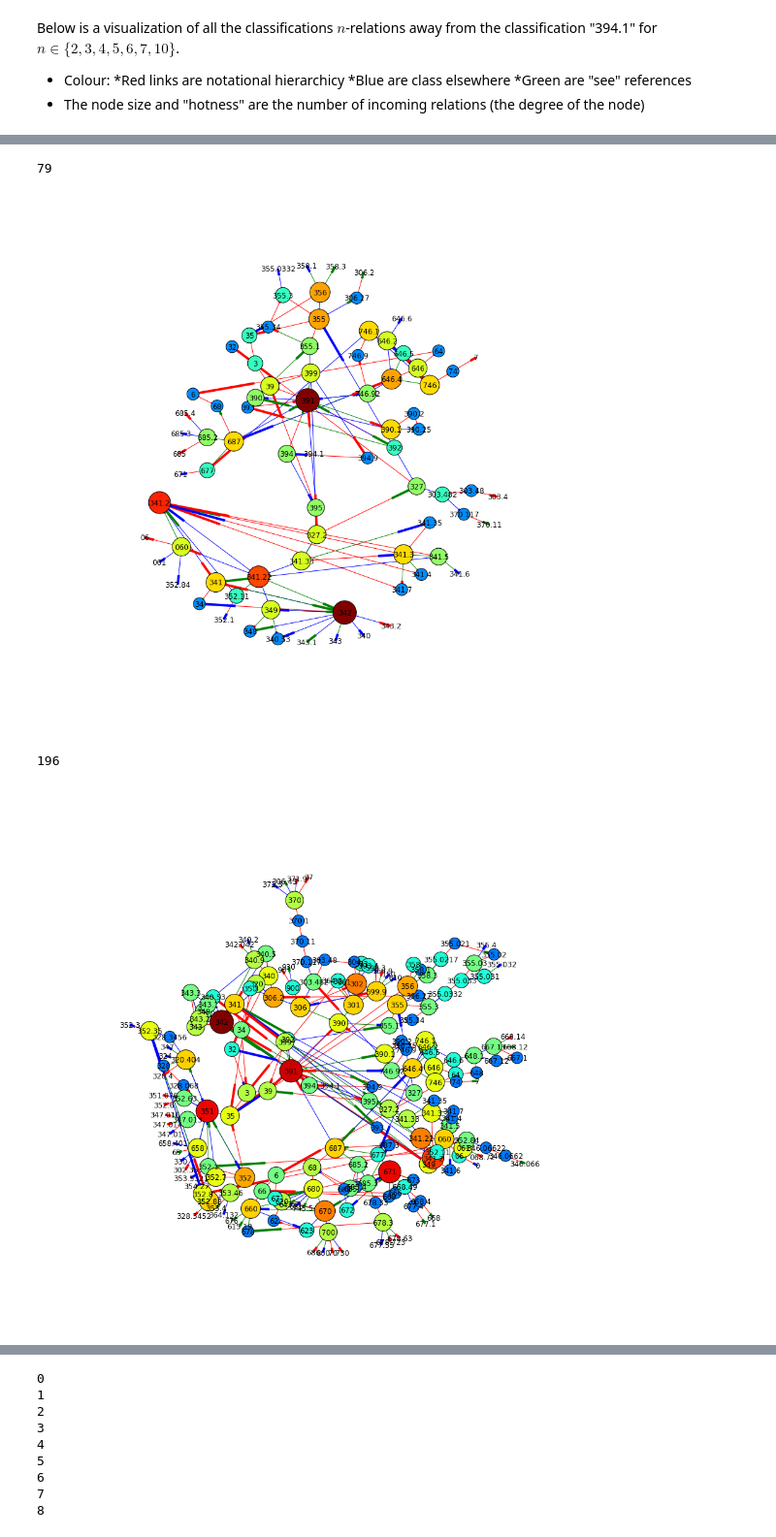
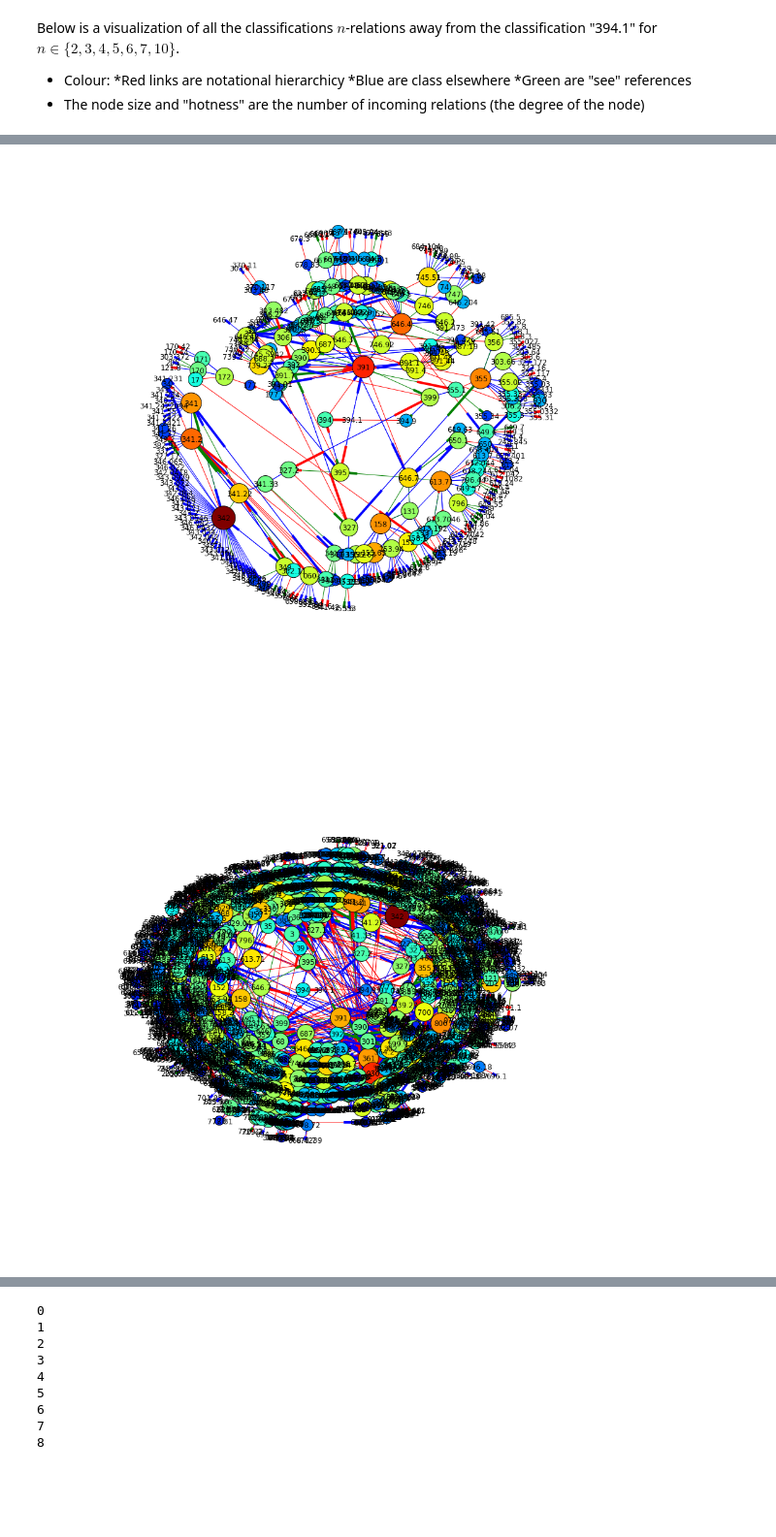
Before and after one commit to notconfusing/ddc_graph, a Jupyter notebook: ddc_graph.ipynb, the cells around one changed output, grey strips where cells are left out. Shown at 97% size. Saved outputs shown, nothing was run; the diff lists cells and outputs as text; code cells hidden in the pictures; blank space fills up the shorter version.

```diff
--- a/ddc_graph.ipynb
+++ b/ddc_graph.ipynb
@@ -95,6 +108,9 @@ for record in completedb:
                     if a_subfields:
                         if class_num:
                             graphs['main'].add_edge(class_num, a_subfields[0], rel='class_elsewhere')
+                            #this is if we want these relations to be symmetric
+                            graphs['main'].add_edge(a_subfields[0], class_num, rel='class_elsewhere')
+
 
         if field.tag == '765':
 
@@ -106,14 +122,3 @@ for record in completedb:
                         if len(z) == 1:
                             if class_num:
                                 graphs[z[0]].add_edge(class_num, s[0], rel='built_from')
-# %%
-d = defaultdict(dict)
-
-fileloc = open('~/data/all_ddc_paths','w')
-
-for m in G.nodes():
-    for n in G.nodes():
-        if not m == n:
-           d[m][n] = list(nx.all_simple_pathspaths(G, m, n))
-
-json.dump(d, fileloc)
@@ -125,0 +125,2 @@ defaultdict(<class 'networkx.classes.digraph.DiGraph'>, {u'1': <networkx.classes
+# %%
+G = graphs['main']
@@ -204,10 +567,8 @@ draw_n_hops(graph, '394.1', 6, figsizex=12, figsizey=12)
 # %%
-draw_n_hops(graph, '394.1', 7, figsizex=12, figsizey=12)
+draw_n_hops(G, '394.1', 7, figsizex=12, figsizey=12)
 # %% [output]
-79
-[figure, old version]
+[figure, new version]
 # %%
-draw_n_hops(graph, '394.1', 10, figsizex=12, figsizey=12)
+draw_n_hops(G, '394.1', 10, figsizex=12, figsizey=12)
 # %% [output]
-196
-[figure, old version]
+[figure, new version]
```
Also changed, not shown: parts of 53 cells of this notebook.
